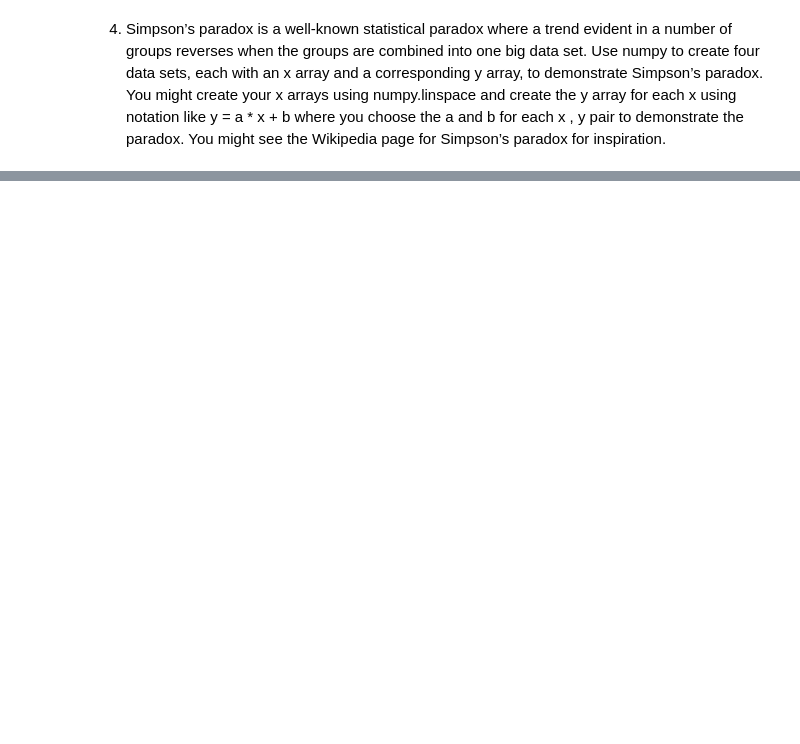
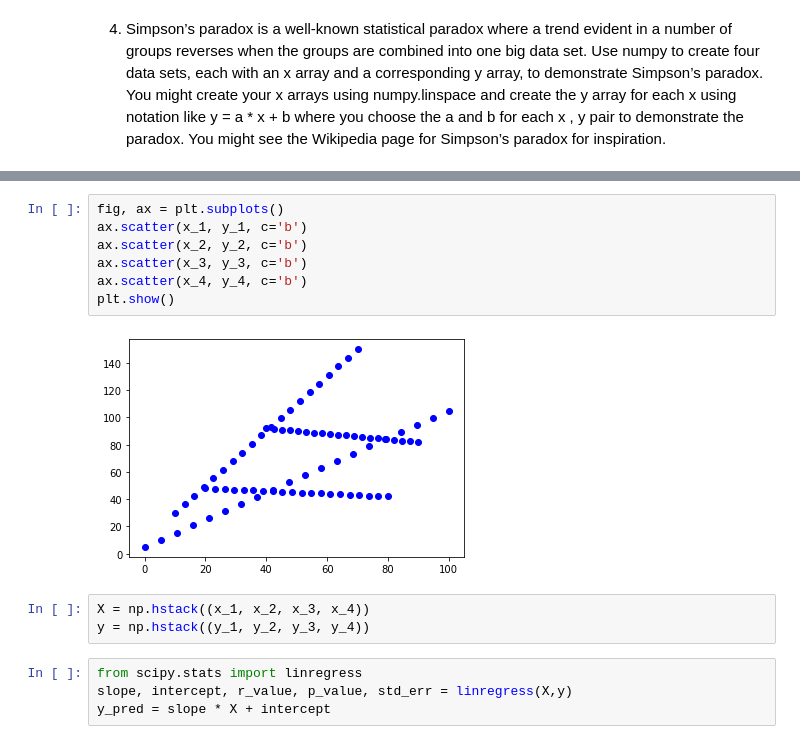
Before and after one commit to BYalini/tasks-2020, a Jupyter notebook: Task 2020.ipynb, the cells around one changed output, grey strips where cells are left out. Cells and saved outputs as stored; diff of their text form; blank space fills up the shorter version.

```diff
--- a/Task 2020.ipynb
+++ b/Task 2020.ipynb
@@ -232,0 +264,16 @@ Simpson’s paradox for inspiration.
+# %%
+fig, ax = plt.subplots()
+ax.scatter(x_1, y_1, c='b')
+ax.scatter(x_2, y_2, c='b')
+ax.scatter(x_3, y_3, c='b')
+ax.scatter(x_4, y_4, c='b')
+plt.show()
+# %% [output]
+[figure, added]
+# %%
+X = np.hstack((x_1, x_2, x_3, x_4))
+y = np.hstack((y_1, y_2, y_3, y_4))
+# %%
+from scipy.stats import linregress
+slope, intercept, r_value, p_value, std_err = linregress(X,y)
+y_pred = slope * X + intercept
```
Also changed, not shown: parts of 15 cells of this notebook, 1 other file.
